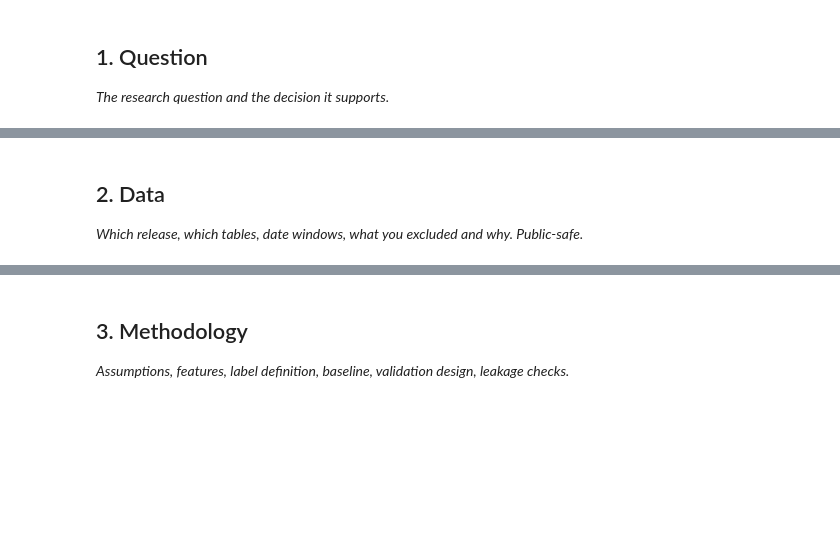
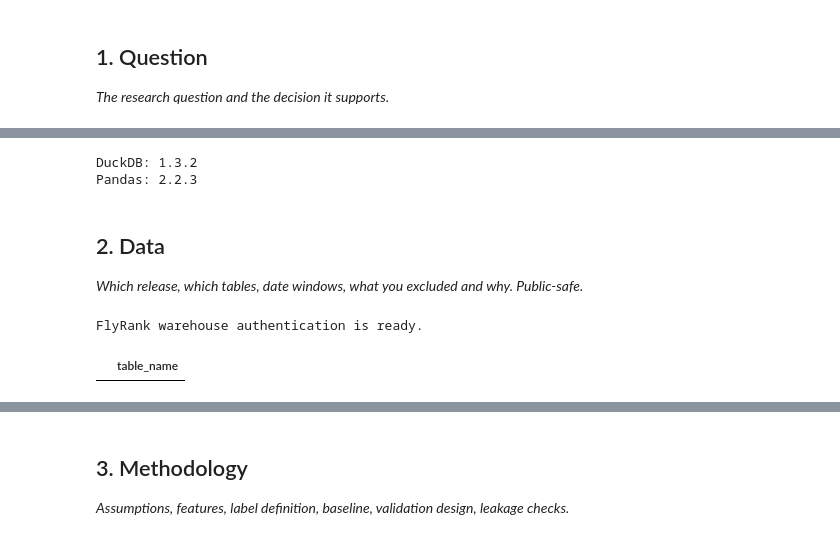
Before and after one commit to abiodunadesesan/FlyRank-ml-Internship-, a Jupyter notebook: work/notebooks/capstone.ipynb, the cells around one changed output, grey strips where cells are left out. Saved outputs shown, nothing was run; the diff lists cells and outputs as text; code cells hidden in the pictures; blank space fills up the shorter version.

```diff
--- a/work/notebooks/capstone.ipynb
+++ b/work/notebooks/capstone.ipynb
@@ -13,4 +33,47 @@ This skeleton is yours to fill. Work the sections **in order** — each one has
+# %%
+import duckdb
+import pandas as pd
+
+print("DuckDB:", duckdb.__version__)
+print("Pandas:", pd.__version__)
+# %% [output]
+DuckDB: 1.3.2
+Pandas: 2.2.3
 # %% [markdown]
 ## 2. Data
 
 *Which release, which tables, date windows, what you excluded and why. Public-safe.*
+# %%
+from google.colab import userdata
+import duckdb
+
+HF_TOKEN = userdata.get("HF_TOKEN")
+
+if not HF_TOKEN:
+    raise ValueError("HF_TOKEN was not found in Colab Secrets.")
+
+con = duckdb.connect()
+
+con.execute(f"""
+CREATE OR REPLACE SECRET hf_secret (
+    TYPE HUGGINGFACE,
+    TOKEN '{HF_TOKEN}'
+)
+""")
+
+print("FlyRank warehouse authentication is ready.")
+# %% [output]
+FlyRank warehouse authentication is ready.
+# %%
+# Inspect the available FlyRank warehouse tables
+
+tables = con.sql("""
+SELECT table_name
+FROM information_schema.tables
+WHERE table_schema = 'main'
+ORDER BY table_name
+""").df()
+
+tables
+# %% [output]
+|  | table_name |
```
Also changed, not shown: parts of 9 cells of this notebook.
